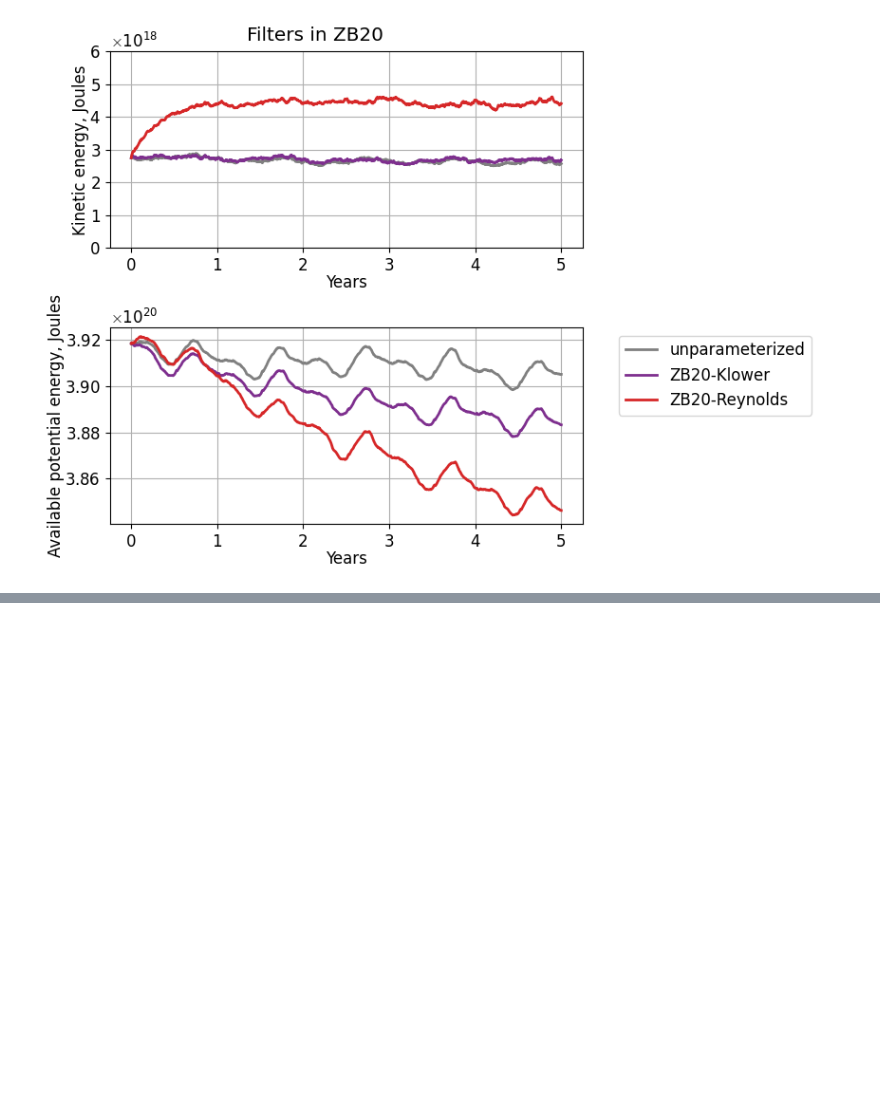
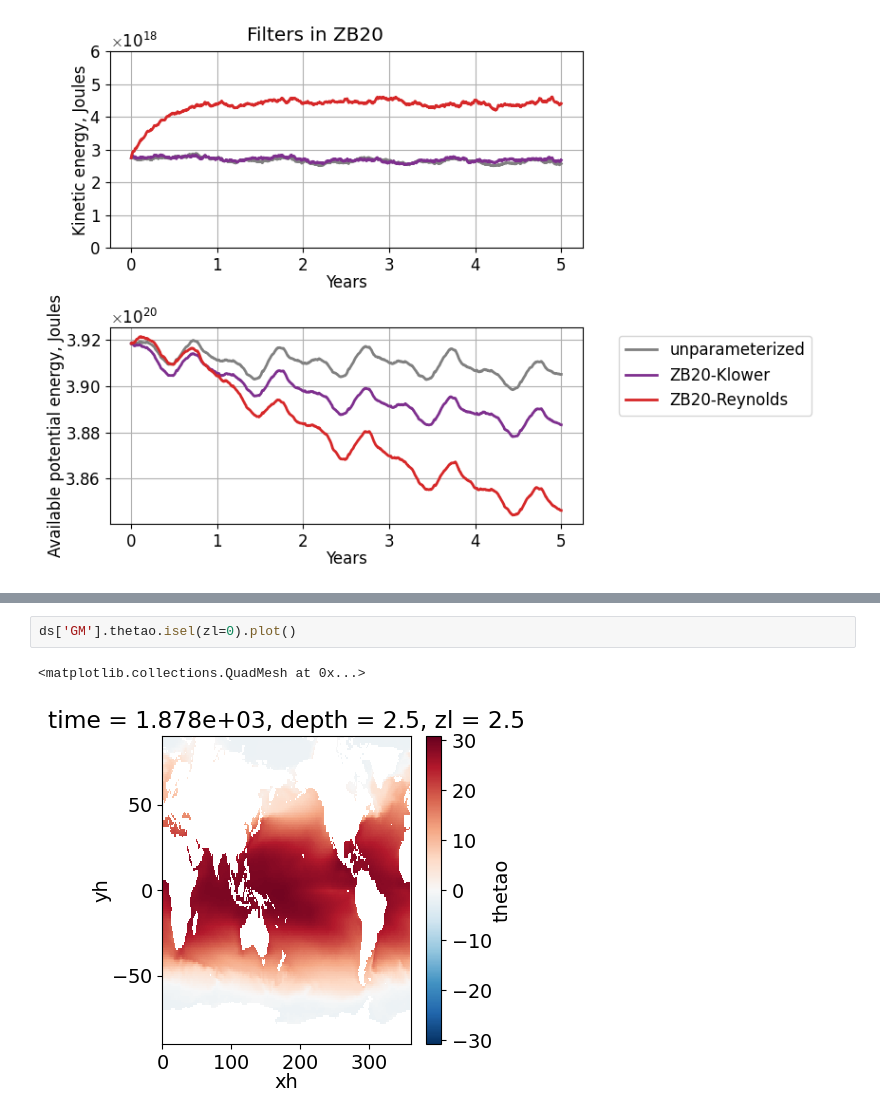
Before and after one commit to m2lines/Analysis-of-global-ocean-simulations-OM4, a Jupyter notebook: notebooks/01-metrics.ipynb, the cells around one changed output, grey strips where cells are left out. Saved outputs shown, nothing was run; the diff lists cells and outputs as text; blank space fills up the shorter version.

```diff
--- a/notebooks/01-metrics.ipynb
+++ b/notebooks/01-metrics.ipynb
@@ -41,0 +43,5 @@ ds['GM'].SST.plot()
+# %%
+ds['GM'].thetao.isel(zl=0).plot()
+# %% [output]
+<matplotlib.collections.QuadMesh at 0x...>
+[figure, added]
```
Also changed, not shown: parts of 1 cell of this notebook, 4 other files.
